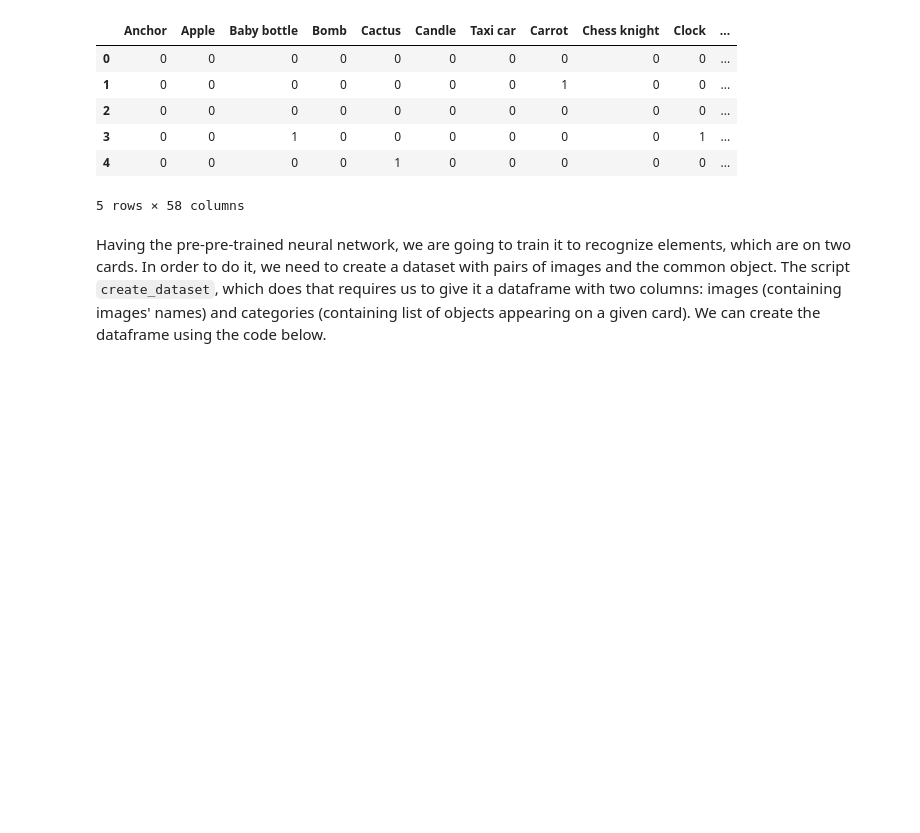
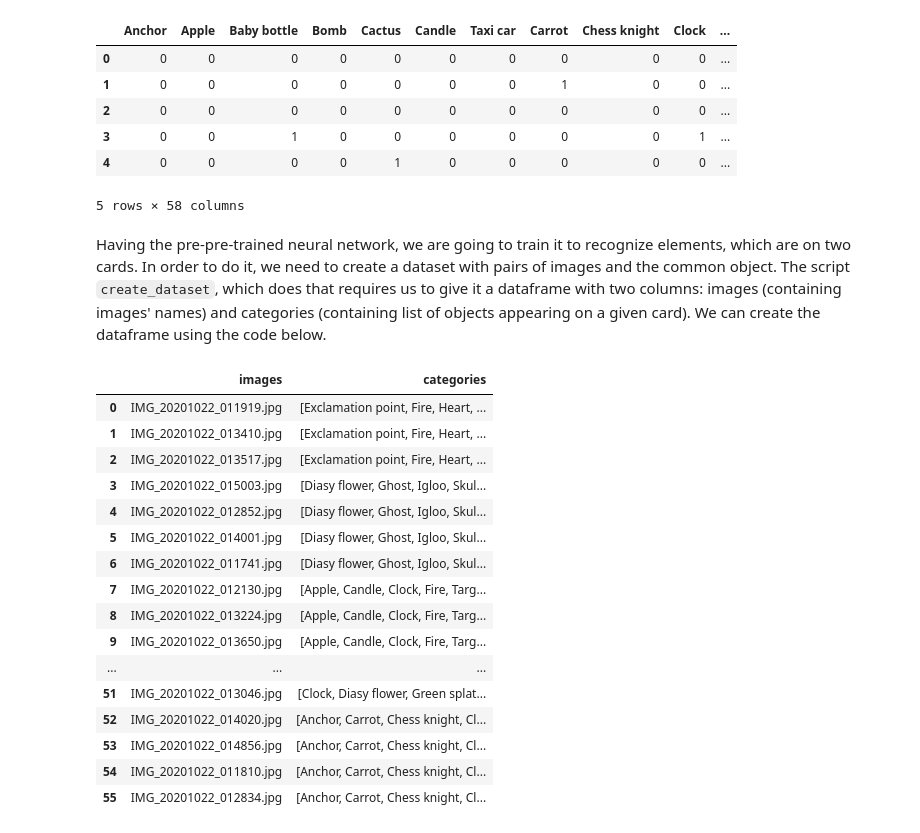
Before and after one commit to JanMalinowski/Neurabble, a Jupyter notebook: notebooks/DobbleLabelling.ipynb, the cells around one changed output. Cells and saved outputs as stored; diff of their text form; code cells hidden in the pictures; blank space fills up the shorter version.

```diff
--- a/notebooks/DobbleLabelling.ipynb
+++ b/notebooks/DobbleLabelling.ipynb
@@ -62,3 +62,33 @@ for index in results.index:
     cats.append(temp)
 # %%
 data_df = pd.DataFrame({'images': results['Image Name'], 'categories': cats})
+# %%
+# Creating a non overlapping train and test sets.
+test_df = pd.DataFrame()
+
+for i in range(15):
+    temp = data_df.loc[data_df['categories'].apply(lambda x: x==data_df['categories'][i]),:]
+    test_df = pd.concat([test_df, temp])
+
+data_df = data_df.drop(test_df.index.values, axis=0).reset_index(drop=True)
+test_df = test_df.reset_index(drop=True)
+# %%
+test_df
+# %% [output]
+|  | images | categories |
+| 0 | IMG_20201022_011919.jpg | [Exclamation point, Fire, Heart, ... |
+| 1 | IMG_20201022_013410.jpg | [Exclamation point, Fire, Heart, ... |
+| 2 | IMG_20201022_013517.jpg | [Exclamation point, Fire, Heart, ... |
+| 3 | IMG_20201022_015003.jpg | [Diasy flower, Ghost, Igloo, Skul... |
+| 4 | IMG_20201022_012852.jpg | [Diasy flower, Ghost, Igloo, Skul... |
+| 5 | IMG_20201022_014001.jpg | [Diasy flower, Ghost, Igloo, Skul... |
+| 6 | IMG_20201022_011741.jpg | [Diasy flower, Ghost, Igloo, Skul... |
+| 7 | IMG_20201022_012130.jpg | [Apple, Candle, Clock, Fire, Targ... |
+| 8 | IMG_20201022_013224.jpg | [Apple, Candle, Clock, Fire, Targ... |
+| 9 | IMG_20201022_013650.jpg | [Apple, Candle, Clock, Fire, Targ... |
+| ... | ... | ... |
+| 51 | IMG_20201022_013046.jpg | [Clock, Diasy flower, Green splat... |
+| 52 | IMG_20201022_014020.jpg | [Anchor, Carrot, Chess knight, Cl... |
+| 53 | IMG_20201022_014856.jpg | [Anchor, Carrot, Chess knight, Cl... |
+| 54 | IMG_20201022_011810.jpg | [Anchor, Carrot, Chess knight, Cl... |
+| 55 | IMG_20201022_012834.jpg | [Anchor, Carrot, Chess knight, Cl... |
```
Also changed, not shown: parts of 1 cell of this notebook, 11 other files.
